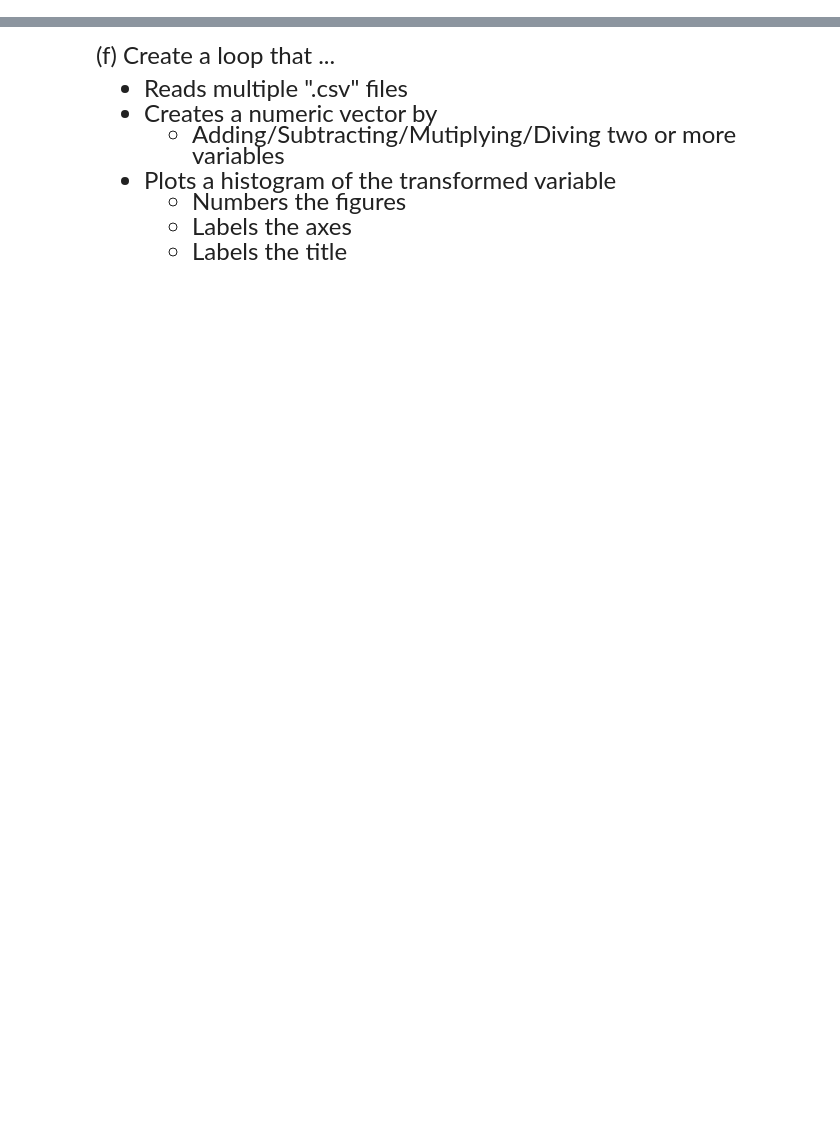
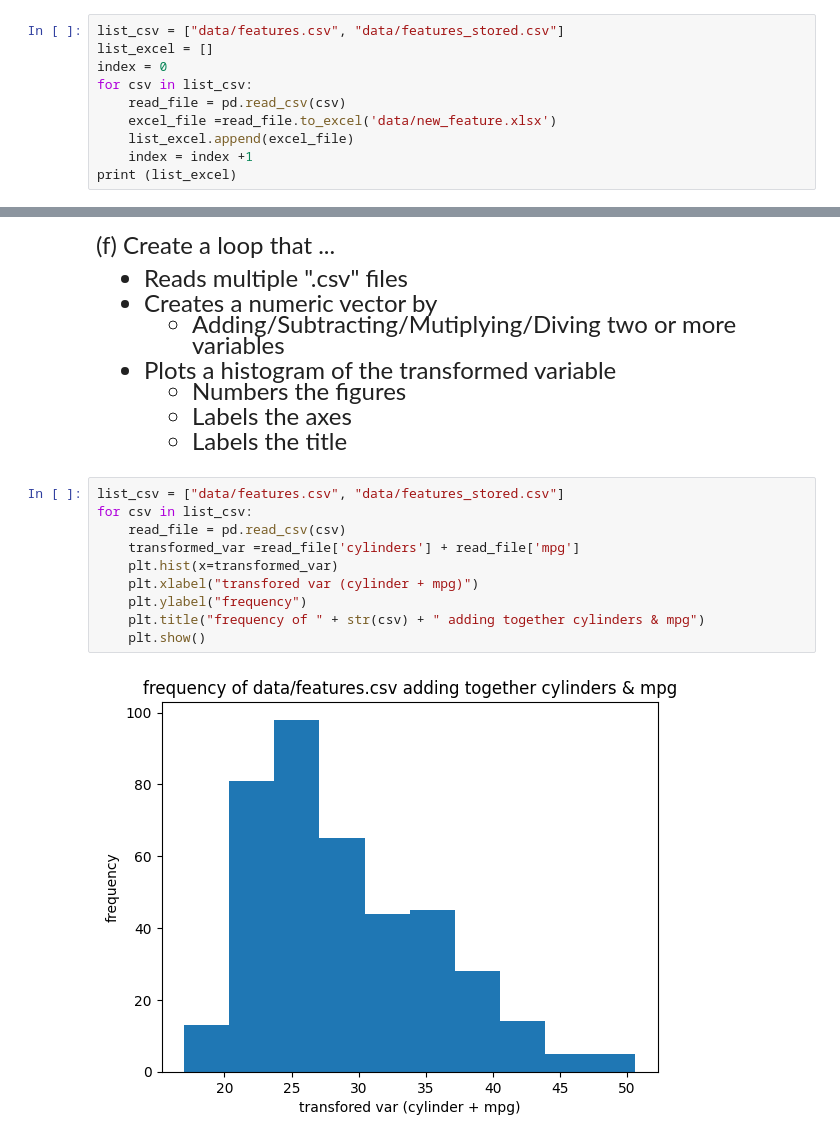
Before and after one commit to aanya-v/emoryqtm151, a Jupyter notebook: Lecture 07/Lecture 7.ipynb, the cells around one changed output, grey strips where cells are left out. Cells and saved outputs as stored; diff of their text form; blank space fills up the shorter version.

```diff
--- a/Lecture 07/Lecture 7.ipynb
+++ b/Lecture 07/Lecture 7.ipynb
@@ -176,3 +188,13 @@ for years in list_years:
 - Note: Make sure to know how to read/write in subfolders
 
 Hint: Create a new list with the ".xslx" names and use a for loop with numbering
+# %%
+list_csv = ["data/features.csv", "data/features_stored.csv"]
+list_excel = []
+index = 0
+for csv in list_csv:
+    read_file = pd.read_csv(csv)
+    excel_file =read_file.to_excel('data/new_feature.xlsx')
+    list_excel.append(excel_file)
+    index = index +1
+print (list_excel)
@@ -188,3 +212,15 @@ Hint: Create a new list with the ".xslx" names and use a for loop with numbering
     - Numbers the figures
     - Labels the axes
     - Labels the title
+# %%
+list_csv = ["data/features.csv", "data/features_stored.csv"]
+for csv in list_csv:
+    read_file = pd.read_csv(csv)
+    transformed_var =read_file['cylinders'] + read_file['mpg']
+    plt.hist(x=transformed_var)
+    plt.xlabel("transfored var (cylinder + mpg)")
+    plt.ylabel("frequency")
+    plt.title("frequency of " + str(csv) + " adding together cylinders & mpg")
+    plt.show()
+# %% [output]
+[figure, added]
```
Also changed, not shown: parts of 7 cells of this notebook, 5 other files.
